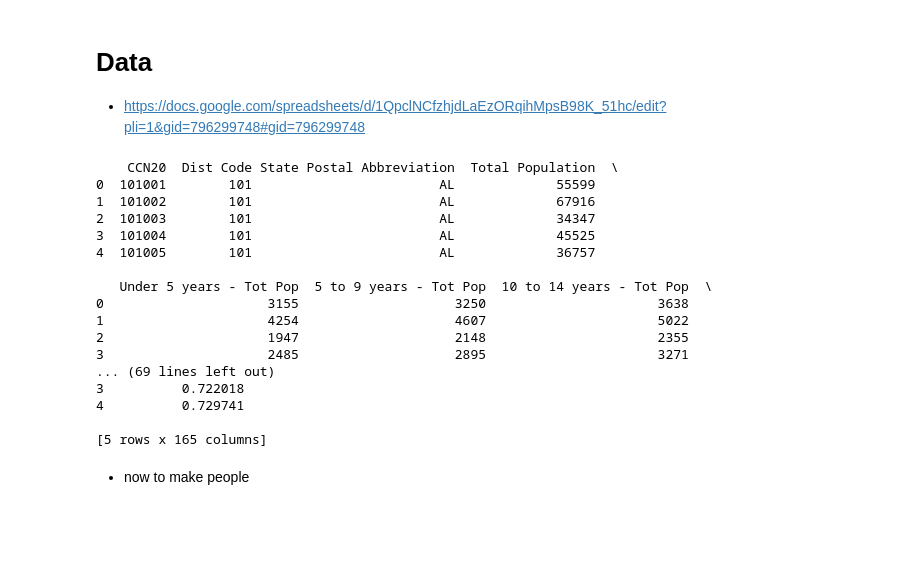
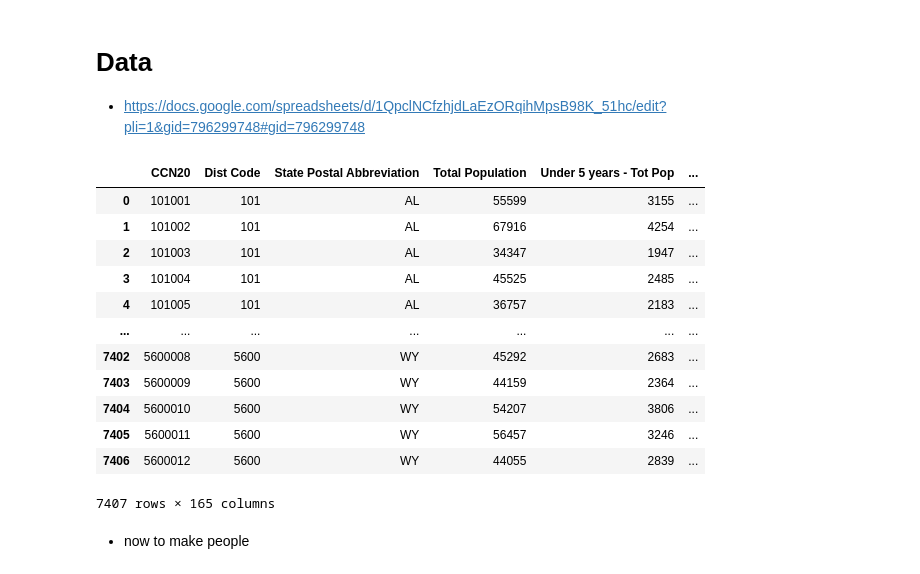
Before and after one commit to camilleberg/congressional_communities, a Jupyter notebook: map project/new_map_viz/people_char.ipynb, the cells around one changed output. Cells and saved outputs as stored; diff of their text form; code cells hidden in the pictures; blank space fills up the shorter version.

```diff
--- a/map project/new_map_viz/people_char.ipynb
+++ b/map project/new_map_viz/people_char.ipynb
@@ -8,25 +11,21 @@ import pandas as pd
 # %%
 df = pd.read_excel('../../data/cc20_us_02052025_website.xlsx')
 
 # View the first 5 rows
-print(df.head())
+(df)
 # %% [output]
+|  | CCN20 | Dist Code | State Postal Abbreviation | Total Population | Under 5 years - Tot Pop | ... |
+| 0 | 101001 | 101 | AL | 55599 | 3155 | ... |
+| 1 | 101002 | 101 | AL | 67916 | 4254 | ... |
+| 2 | 101003 | 101 | AL | 34347 | 1947 | ... |
+| 3 | 101004 | 101 | AL | 45525 | 2485 | ... |
+| 4 | 101005 | 101 | AL | 36757 | 2183 | ... |
+| ... | ... | ... | ... | ... | ... | ... |
+| 7402 | 5600008 | 5600 | WY | 45292 | 2683 | ... |
+| 7403 | 5600009 | 5600 | WY | 44159 | 2364 | ... |
+| 7404 | 5600010 | 5600 | WY | 54207 | 3806 | ... |
+| 7405 | 5600011 | 5600 | WY | 56457 | 3246 | ... |
+| 7406 | 5600012 | 5600 | WY | 44055 | 2839 | ... |
-    CCN20  Dist Code State Postal Abbreviation  Total Population  \
-0  101001        101                        AL             55599
-1  101002        101                        AL             67916
-2  101003        101                        AL             34347
-3  101004        101                        AL             45525
-4  101005        101                        AL             36757
-
-   Under 5 years - Tot Pop  5 to 9 years - Tot Pop  10 to 14 years - Tot Pop  \
-0                     3155                    3250                      3638
-1                     4254                    4607                      5022
-2                     1947                    2148                      2355
-3                     2485                    2895                      3271
-... (69 lines left out)
-3          0.722018
-4          0.729741
-
-[5 rows x 165 columns]
+7407 rows × 165 columns
 # %% [markdown]
 + now to make people
```
Also changed, not shown: parts of 19 cells of this notebook.
